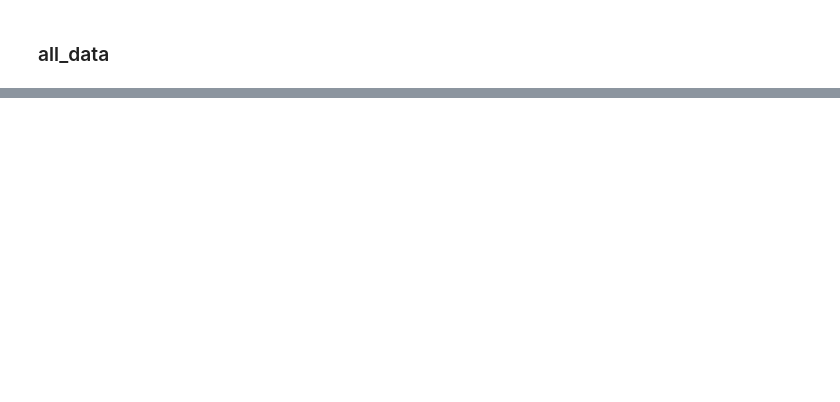
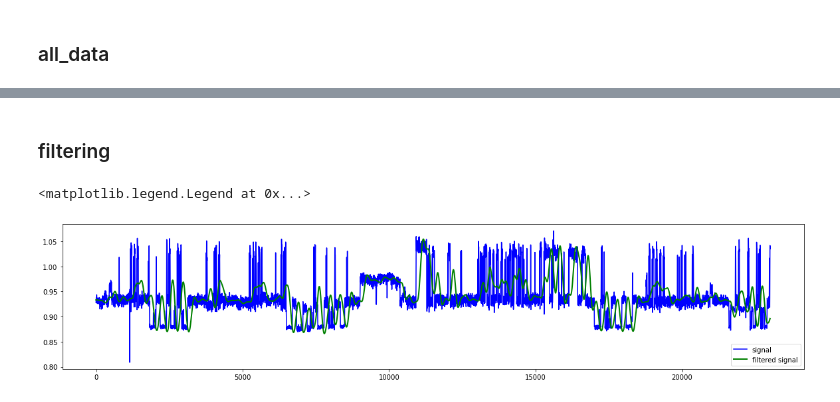
Before and after one commit to kbeom9307/RF_code, a Jupyter notebook: RF_data_acqusition.ipynb, the cells around one changed output, grey strips where cells are left out. Cells and saved outputs as stored; diff of their text form; code cells hidden in the pictures; blank space fills up the shorter version.

Commit message:
add_filtering

```diff
--- a/RF_data_acqusition.ipynb
+++ b/RF_data_acqusition.ipynb
@@ -122,0 +126,27 @@ fig.show()
+# %% [markdown]
+### filtering
+# %%
+import scipy.signal
+
+order = 5
+
+sampling_freq = 5
+
+cutoff_freq = 0.02
+
+sampling_duration = 5
+
+signal = data_s
+
+normalized_cutoff_freq = 2 * cutoff_freq / sampling_freq
+
+numerator_coeffs, denominator_coeffs = scipy.signal.butter(order, normalized_cutoff_freq)
+
+filtered_signal = scipy.signal.lfilter(numerator_coeffs, denominator_coeffs, signal)
+
+plt.plot(signal[1000:], 'b-', label='signal')
+plt.plot(filtered_signal[1000:], 'g-', linewidth=2, label='filtered signal')
+plt.legend()
+# %% [output]
+<matplotlib.legend.Legend at 0x...>
+[figure, added]
```
Also changed, not shown: parts of 23 cells of this notebook, 1 other file.
